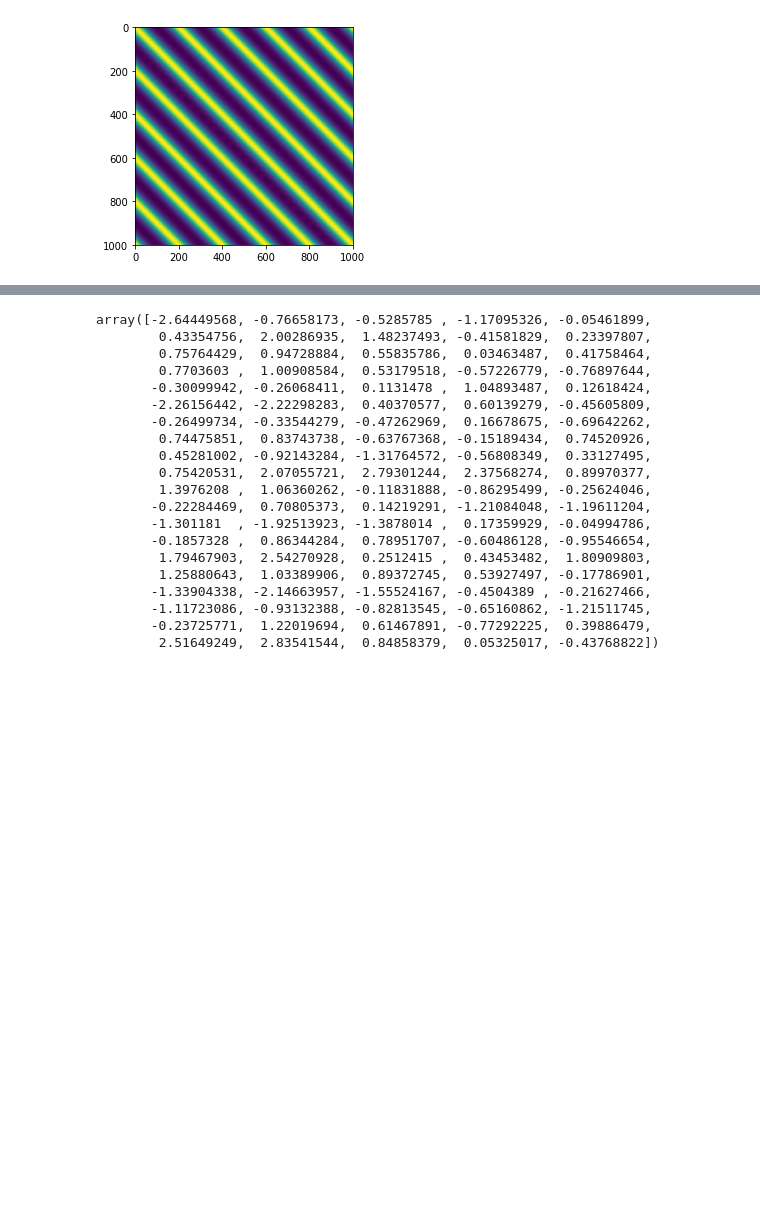
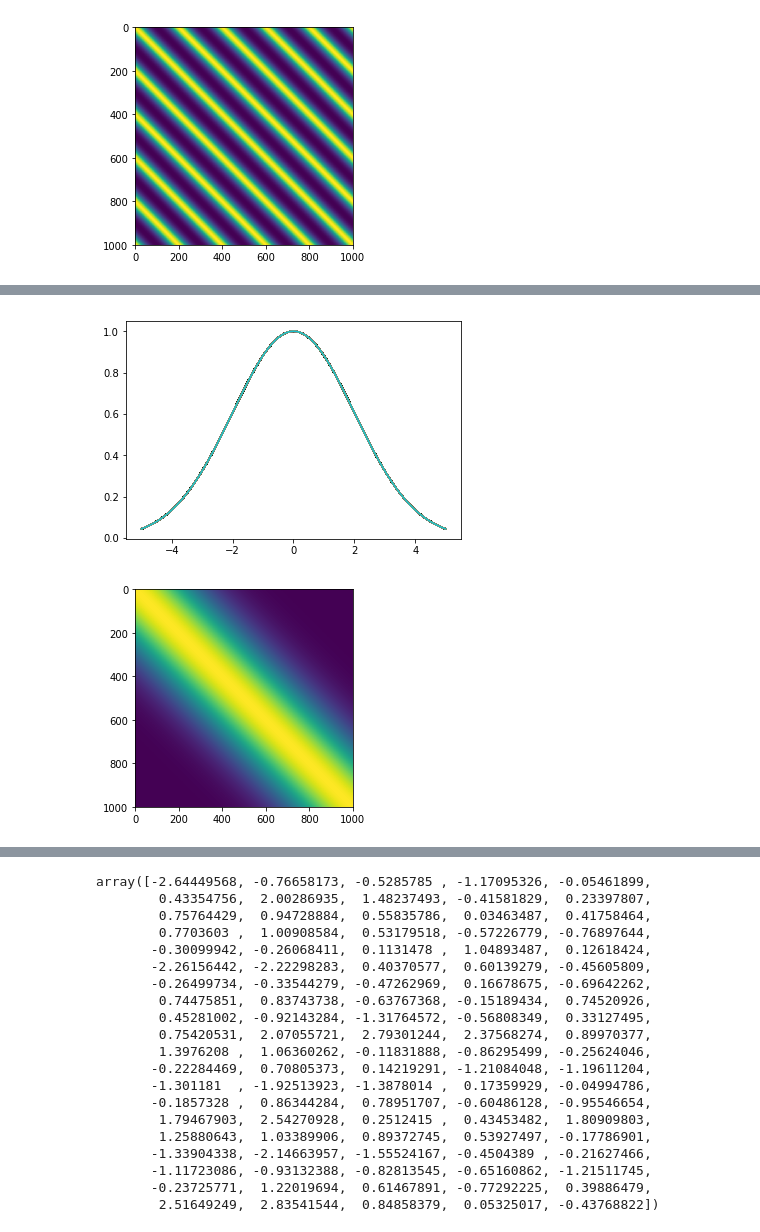
Before and after one commit to dgradovich/bopt, a Jupyter notebook: Bayesian Optimisation .ipynb, the cells around one changed output, grey strips where cells are left out. Drawn from its saved outputs; the diff is of its cells as text; code cells hidden in the pictures; blank space fills up the shorter version.

```diff
--- a/Bayesian Optimisation .ipynb
+++ b/Bayesian Optimisation .ipynb
@@ -92,3 +157,8 @@ plt.plot(data,kernel_vals);plt.show()
+# %%
+plot_kernel(squared_exponential_kernel, data, {"sd": 1., "lengthscale": 2})
+# %% [output]
+[figure, added]
+[figure, added]
 # %%
 def generate_gp(kernel, hyper_params, data, num_realisations):
 
```
Also changed, not shown: parts of 37 cells of this notebook.
